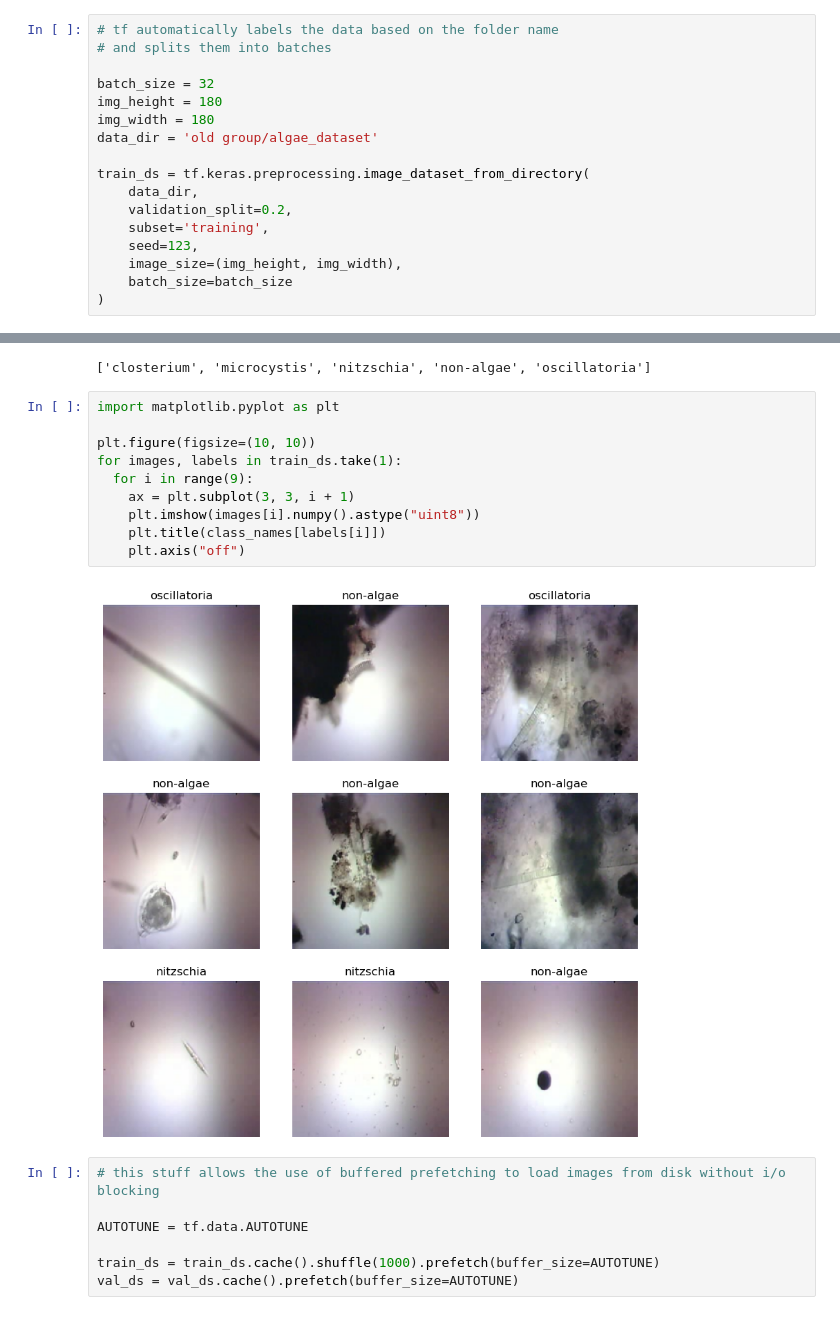
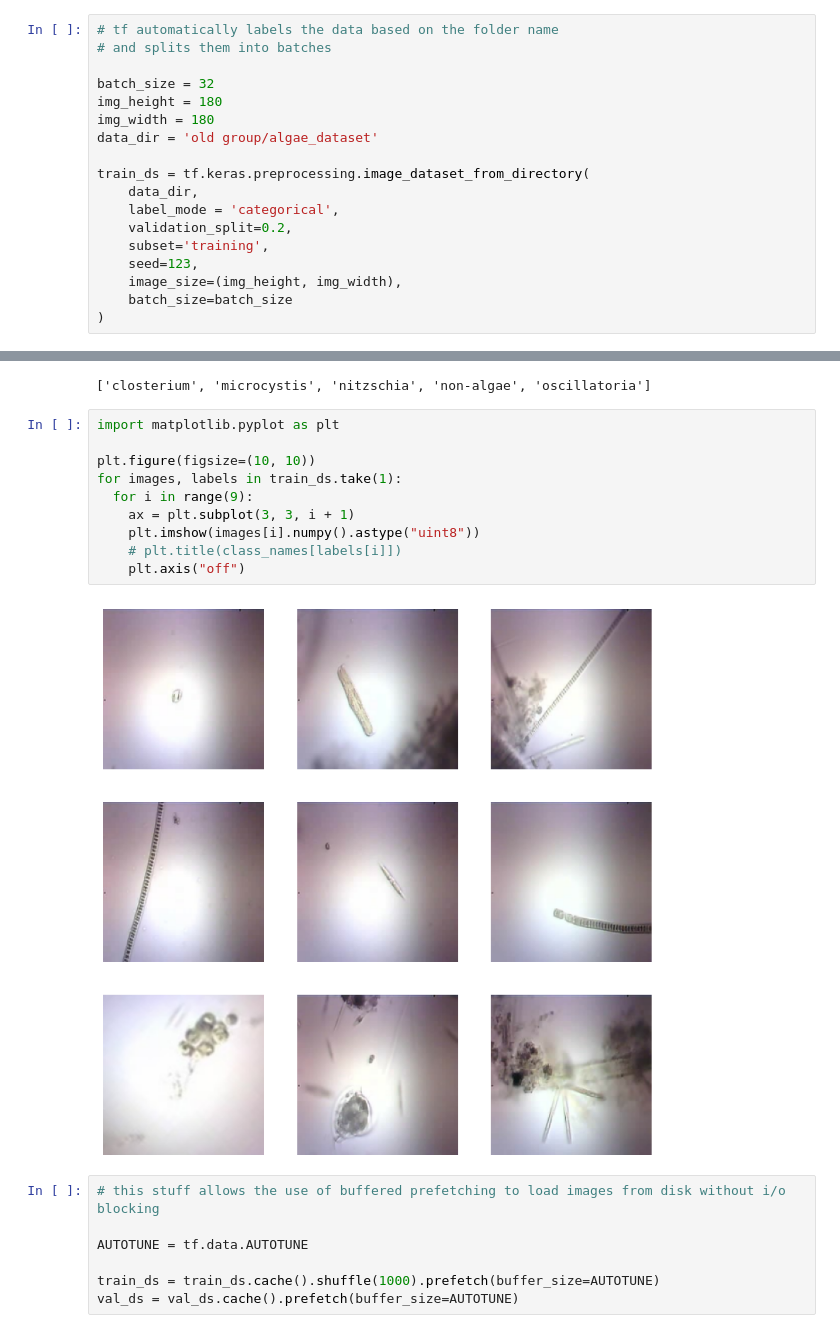
Before and after one commit to mateovg/cis-4951-algae-classificaiton-system, a Jupyter notebook: tf_model.ipynb, the cells around one changed output, grey strips where cells are left out. Drawn from its saved outputs; the diff is of its cells as text.

```diff
--- a/tf_model.ipynb
+++ b/tf_model.ipynb
@@ -20,6 +20,7 @@ data_dir = 'old group/algae_dataset'
 
 train_ds = tf.keras.preprocessing.image_dataset_from_directory(
     data_dir,
+    label_mode = 'categorical',
     validation_split=0.2,
     subset='training',
     seed=123,
@@ -49,15 +51,15 @@ print(class_names)
 # %%
 import matplotlib.pyplot as plt
 
 plt.figure(figsize=(10, 10))
 for images, labels in train_ds.take(1):
   for i in range(9):
     ax = plt.subplot(3, 3, i + 1)
     plt.imshow(images[i].numpy().astype("uint8"))
-    plt.title(class_names[labels[i]])
+    # plt.title(class_names[labels[i]])
     plt.axis("off")
 # %% [output]
-[figure, old version]
+[figure, new version]
 # %%
 # this stuff allows the use of buffered prefetching to load images from disk without i/o blocking
 
```
Also changed, not shown: parts of 8 cells of this notebook, 1 other file.
